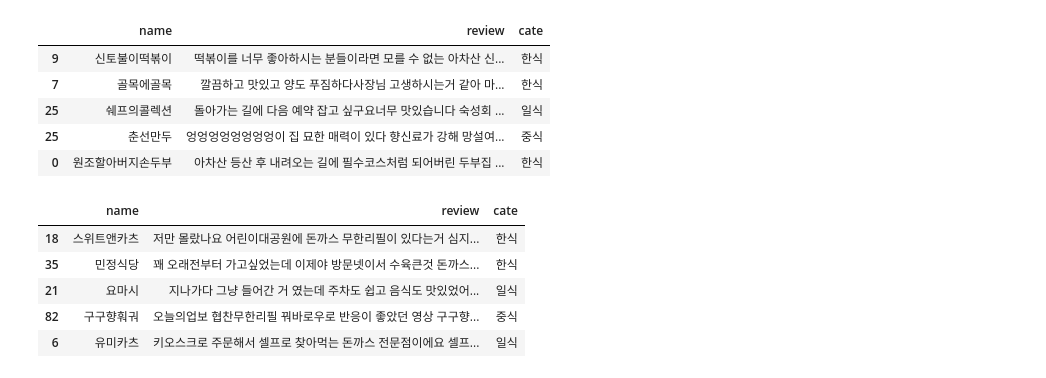
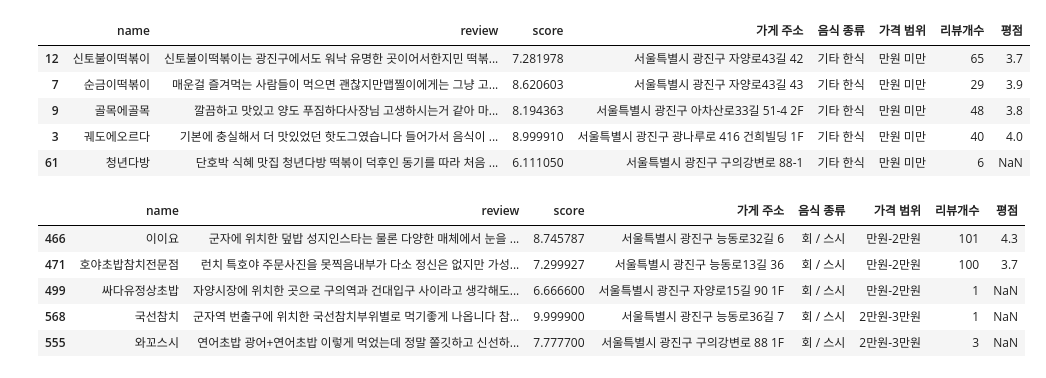
Before and after one commit to moonjeong-j/dl-ncf-cbf-recommendation, a Jupyter notebook: source_code/cosine similarity.ipynb, the cells around one changed output. Saved outputs shown, nothing was run; the diff lists cells and outputs as text; code cells hidden in the pictures.

```diff
--- a/source_code/cosine similarity.ipynb
+++ b/source_code/cosine similarity.ipynb
@@ -67,0 +202,5 @@ most=dict(review_all['가게이름'].value_counts()[:20])
+# %%
+#review_detail 파일과 합치기
+
+review_concat_detail=pd.merge(review_concat, review_detail, how ='inner', left_on='name', right_on='가게이름')
+review_concat_detail=review_concat_detail.drop(['Unnamed: 0','가게이름'], axis=1)
@@ -157,27 +299,41 @@ review[review['name'].isin(keys)]
 # %%
+#카테고리
+
 count_vect_category = CountVectorizer(min_df=0, ngram_range=(1,2))
-place_category = count_vect_category.fit_transform(review['cate'])
+place_category = count_vect_category.fit_transform(review_concat_detail['음식 종류'])
 place_simi_cate = cosine_similarity(place_category, place_category)
 place_simi_cate_sorted_ind = place_simi_cate.argsort()[:, ::-1]
 # %%
 # 리뷰 텍스트 데이터 간의 텍스트 피쳐 벡터라이징
 count_vect_review = CountVectorizer(min_df=2, ngram_range=(1,2))
-place_review = count_vect_review.fit_transform(review['review'])
+place_review = count_vect_review.fit_transform(review_concat_detail['review'])
 
 # 리뷰 텍스트 간의 코사인 유사도 따지기
 place_simi_review = cosine_similarity(place_review, place_review)
 place_simi_review_sorted_ind = place_simi_review.argsort()[:, ::-1]
 # %%
+# 공식 1~5의 중요성을 짬뽕시키는 공식
+# * 0.003 등의 가중치를 줘서 조절합니다.
+
+# place_simi_co = (
+#                  place_simi_cate * 0.1 # 공식 1. 카테고리 유사도
+#                 + place_simi_review * 1 # 공식 2. 리뷰 텍스트 유사도
+#                  #+ np.repeat([df['kakao_blog_review_qty'].values], len(df['kakao_blog_review_qty']) , axis=0) * 0.001  # 공식 3. 블로그 리뷰가 얼마나 많이 올라왔는지
+#                  #+ np.repeat([df['kakao_star_point'].values], len(df['kakao_star_point']) , axis=0) * 0.005            # 공식 4. 블로그 별점이 얼마나 높은지
+#                  #+ np.repeat([df['kakao_star_point_qty'].values], len(df['kakao_star_point_qty']) , axis=0) * 0.001    # 공식 5. 블로그 별점 평가가 얼마나 많이 됐는지
+#                  )
+import numpy as np
 place_simi_co = (
-                 place_simi_cate * 0.1 # 공식 1. 카테고리 유사도
-                + place_simi_review * 1 # 공식 2. 리뷰 텍스트 유사도
-                 #+ np.repeat([df['kakao_blog_review_qty'].values], len(df['kakao_blog_review_qty']) , axis=0) * 0.001  # 공식 3. 블로그 리뷰가 얼마나 많이 올라왔는지
-                 #+ np.repeat([df['kakao_star_point'].values], len(df['kakao_star_point']) , axis=0) * 0.005            # 공식 4. 블로그 별점이 얼마나 높은지
-                 #+ np.repeat([df['kakao_star_point_qty'].values], len(df['kakao_star_point_qty']) , axis=0) * 0.001    # 공식 5. 블로그 별점 평가가 얼마나 많이 됐는지
+                  place_simi_cate * 0.3 # 카테고리 유사도
+                + place_simi_review * 1 # 리뷰 텍스트 유사도
+                + np.repeat([review_concat_detail['score']], len(review_concat_detail['score']) , axis=0) * 0.005
+                #평가가 얼마나 좋은지
+                + np.repeat([review_concat_detail['리뷰개수'].values], len(review_concat_detail['리뷰개수']) , axis=0) * 0.003
+                 #+리뷰가 얼마나 많은지
                  )
 
 
-
+# 아래 place_simi_co_sorted_ind 는 그냥 바로 사용하면 됩니다.
 place_simi_co_sorted_ind = place_simi_co.argsort()[:, ::-1]
 
 
@@ -209,19 +356,19 @@ place_simi_co = (
 # %%
-find_simi_place(review, place_simi_co_sorted_ind, '신토불이떡볶이', 5)
+find_simi_place(review_concat_detail, place_simi_co_sorted_ind, '신토불이떡볶이', 5)
 # %% [output]
-|  | name | review | cate |
-| 9 | 신토불이떡볶이 | 떡볶이를 너무 좋아하시는 분들이라면 모를 수 없는 아차산 신... | 한식 |
-| 7 | 골목에골목 | 깔끔하고 맛있고 양도 푸짐하다사장님 고생하시는거 같아 마... | 한식 |
-| 25 | 쉐프의콜렉션 | 돌아가는 길에 다음 예약 잡고 싶구요너무 맛있습니다 숙성회 ... | 일식 |
-| 25 | 춘선만두 | 엉엉엉엉엉엉엉엉이 집 묘한 매력이 있다 향신료가 강해 망설여... | 중식 |
-| 0 | 원조할아버지손두부 | 아차산 등산 후 내려오는 길에 필수코스처럼 되어버린 두부집 ... | 한식 |
+|  | name | review | score | 가게 주소 | 음식 종류 | 가격 범위 | 리뷰개수 | 평점 |
+| 12 | 신토불이떡볶이 | 신토불이떡볶이는 광진구에서도 워낙 유명한 곳이어서한지민 떡볶... | 7.281978 | 서울특별시 광진구 자양로43길 42 | 기타 한식 | 만원 미만 | 65 | 3.7 |
+| 7 | 순금이떡볶이 | 매운걸 즐겨먹는 사람들이 먹으면 괜찮지만맵찔이에게는 그냥 고... | 8.620603 | 서울특별시 광진구 자양로43길 43 | 기타 한식 | 만원 미만 | 29 | 3.9 |
+| 9 | 골목에골목 | 깔끔하고 맛있고 양도 푸짐하다사장님 고생하시는거 같아 마... | 8.194363 | 서울특별시 광진구 아차산로33길 51-4 2F | 기타 한식 | 만원 미만 | 48 | 3.8 |
+| 3 | 궤도에오르다 | 기본에 충실해서 더 맛있었던 핫도그였습니다 들어가서 음식이 ... | 8.999910 | 서울특별시 광진구 광나루로 416 건희빌딩 1F | 기타 한식 | 만원 미만 | 40 | 4.0 |
+| 61 | 청년다방 | 단호박 식혜 맛집 청년다방 떡볶이 덕후인 동기를 따라 처음 ... | 6.111050 | 서울특별시 광진구 구의강변로 88-1 | 기타 한식 | 만원 미만 | 6 | NaN |
 # %%
-find_simi_place(review, place_simi_co_sorted_ind, '이이요', 5)
+find_simi_place(review_concat_detail, place_simi_co_sorted_ind, '이이요', 5)
 # %% [output]
-|  | name | review | cate |
-| 18 | 스위트앤카츠 | 저만 몰랐나요 어린이대공원에 돈까스 무한리필이 있다는거 심지... | 한식 |
-| 35 | 민정식당 | 꽤 오래전부터 가고싶었는데 이제야 방문넷이서 수육큰것 돈까스... | 한식 |
-| 21 | 요마시 | 지나가다 그냥 들어간 거 였는데 주차도 쉽고 음식도 맛있었어... | 일식 |
-| 82 | 구구향훠궈 | 오늘의업보 협찬무한리필 꿔바로우로 반응이 좋았던 영상 구구향... | 중식 |
-| 6 | 유미카츠 | 키오스크로 주문해서 셀프로 찾아먹는 돈까스 전문점이에요 셀프... | 일식 |
+|  | name | review | score | 가게 주소 | 음식 종류 | 가격 범위 | 리뷰개수 | 평점 |
+| 466 | 이이요 | 군자에 위치한 덮밥 성지인스타는 물론 다양한 매체에서 눈을 ... | 8.745787 | 서울특별시 광진구 능동로32길 6 | 회 / 스시 | 만원-2만원 | 101 | 4.3 |
+| 471 | 호야초밥참치전문점 | 런치 특호야 주문사진을 못찍음내부가 다소 정신은 없지만 가성... | 7.299927 | 서울특별시 광진구 능동로13길 36 | 회 / 스시 | 만원-2만원 | 100 | 3.7 |
+| 499 | 싸다유정상초밥 | 자양시장에 위치한 곳으로 구의역과 건대입구 사이라고 생각해도... | 6.666600 | 서울특별시 광진구 자양로15길 90 1F | 회 / 스시 | 만원-2만원 | 1 | NaN |
+| 568 | 국선참치 | 군자역 번출구에 위치한 국선참치부위별로 먹기좋게 나옵니다 참... | 9.999900 | 서울특별시 광진구 능동로36길 7 | 회 / 스시 | 2만원-3만원 | 1 | NaN |
+| 555 | 와꼬스시 | 연어초밥 광어+연어초밥 이렇게 먹었는데 정말 쫄깃하고 신선하... | 7.777700 | 서울특별시 광진구 구의강변로 88 1F | 회 / 스시 | 2만원-3만원 | 3 | NaN |
 # %%
```
Also changed, not shown: parts of 41 cells of this notebook, 1 other file.
